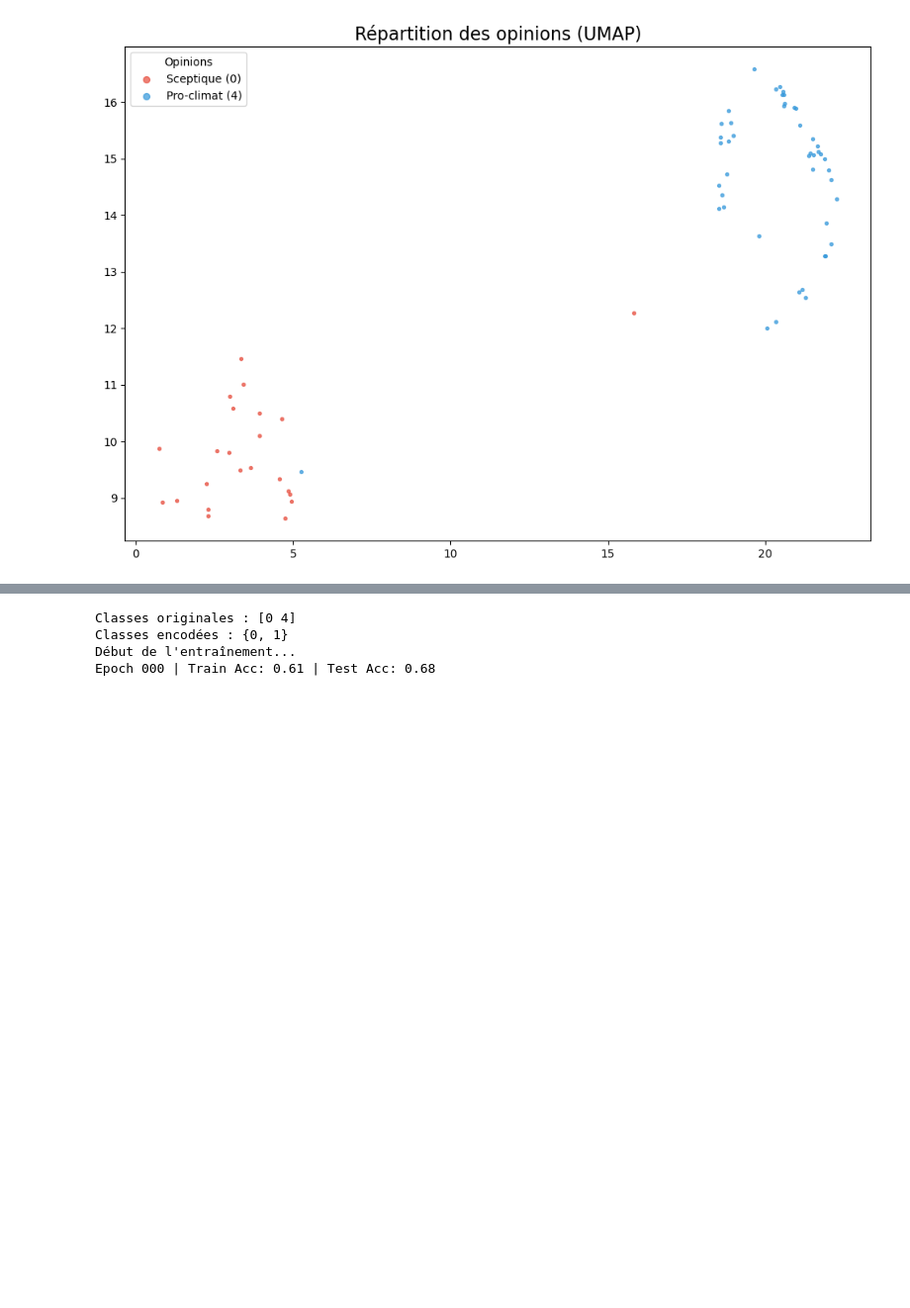
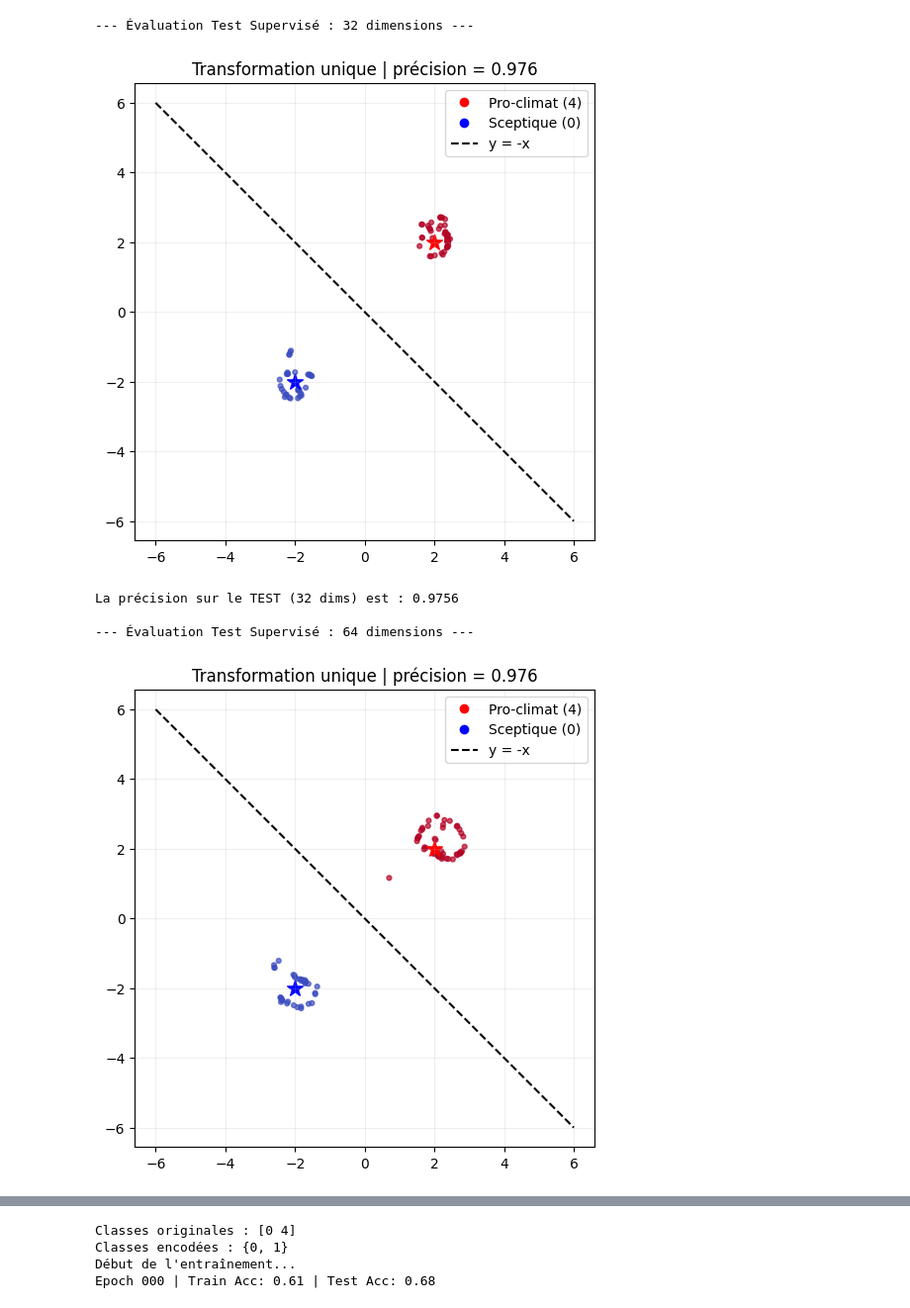
Before and after one commit to MenadAcheraiou/embeddingGraphesIA, a Jupyter notebook: umap_gnn.ipynb, the cells around one changed output, grey strips where cells are left out. Shown at 99% size. Cells and saved outputs as stored; diff of their text form; code cells hidden in the pictures; blank space fills up the shorter version.

```diff
--- a/umap_gnn.ipynb
+++ b/umap_gnn.ipynb
@@ -79,4 +100,5 @@ Le graphe final contient 43168 utilisateurs.
 #le fichier des etilisateurs tweeter
 df_nodes = pd.read_csv('Nodes.csv', dtype={'Id': str})
 #le fichier du resultats de l'entraînement node2vec 32 dimension (la premiere coleonne est les ids)
-emb = pd.read_csv('embedings.csv')
+emb32 =pd.read_csv('embeddings32dimensions.csv')
+emb64=pd.read_csv('embeddings64dimensions.csv')
@@ -114,5 +157,11 @@ test_emb=reducer.transform(test_)
 # %%
-#les label de chaque population
-train_opinions_np = np.array([mapping_dict.get(row[0], -1) for row in train])
-test_opinions_np  = np.array([mapping_dict.get(row[0], -1) for row in test])
+
+
+# Pour la version 32 dimensions
+train_opinions32 = np.array([mapping_dict.get(str(row[0]), -1) for row in train32])
+test_opinions32  = np.array([mapping_dict.get(str(row[0]), -1) for row in test32])
+
+# Pour la version 64 dimensions
+train_opinions64 = np.array([mapping_dict.get(str(row[0]), -1) for row in train64])
+test_opinions64  = np.array([mapping_dict.get(str(row[0]), -1) for row in test64])
 # %%
@@ -211,5 +553,32 @@ la presicion est  0.9963235294117647
 # %%
-#le plot du test supervisé
-fonctions.plot_umap_results(test_emb_sup,test_opinions_np)
+# --- CALCUL DE PRÉCISION : TEST SUPERVISÉ 32 DIMENSIONS ---
+print("--- Évaluation Test Supervisé : 32 dimensions ---")
+# On utilise test_emb32 (la projection du test via le reducer supervisé)
+pre_s_test32 = fonctions.barycenter_precision2(test_emb32, test_opinions32)
+print(f"La précision sur le TEST (32 dims) est : {pre_s_test32:.4f}\n")
+
+# --- CALCUL DE PRÉCISION : TEST SUPERVISÉ 64 DIMENSIONS ---
+print("--- Évaluation Test Supervisé : 64 dimensions ---")
+# On utilise test_emb64 (la projection du test via le reducer supervisé)
+pre_s_test64 = fonctions.barycenter_precision2(test_emb64, test_opinions64)
+print(f"La précision sur le TEST (64 dims) est : {pre_s_test64:.4f}\n")
+
+# --- COMPARAISON FINALE DES PERFORMANCES ---
+print("="*50)
+print(f"RÉSUMÉ DES SCORES SUR LE TEST :")
+print(f"Précision 32 Dimensions : {pre_s_test32:.4f}")
+print(f"Précision 64 Dimensions : {pre_s_test64:.4f}")
+print("="*50)
+
+diff = pre_s_test64 - pre_s_test32
+if diff > 0:
+    print(f"Le modèle 64 dimensions gagne avec un écart de {diff*100:.2f}%")
+else:
+    print(f"Le modèle 32 dimensions reste le plus efficace (écart : {diff*100:.2f}%)")
 # %% [output]
+--- Évaluation Test Supervisé : 32 dimensions ---
-[figure, old version]
+[figure, new version]
+La précision sur le TEST (32 dims) est : 0.9756
+
+--- Évaluation Test Supervisé : 64 dimensions ---
+[figure, added]
```
Also changed, not shown: parts of 33 cells of this notebook, 56 other files.
